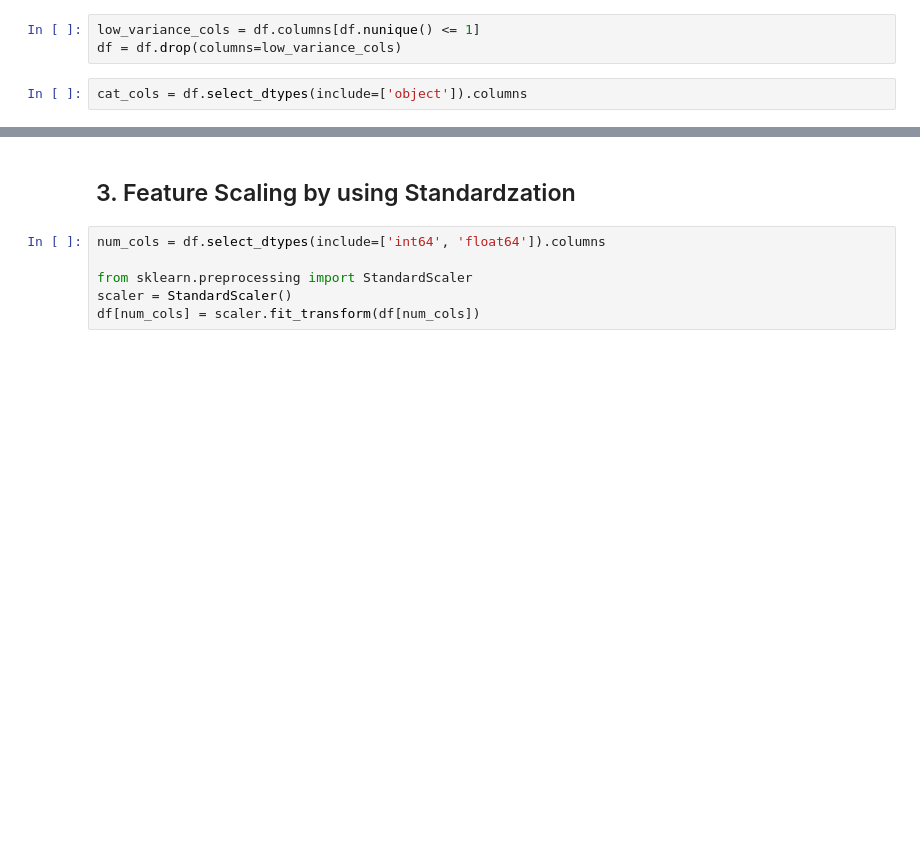
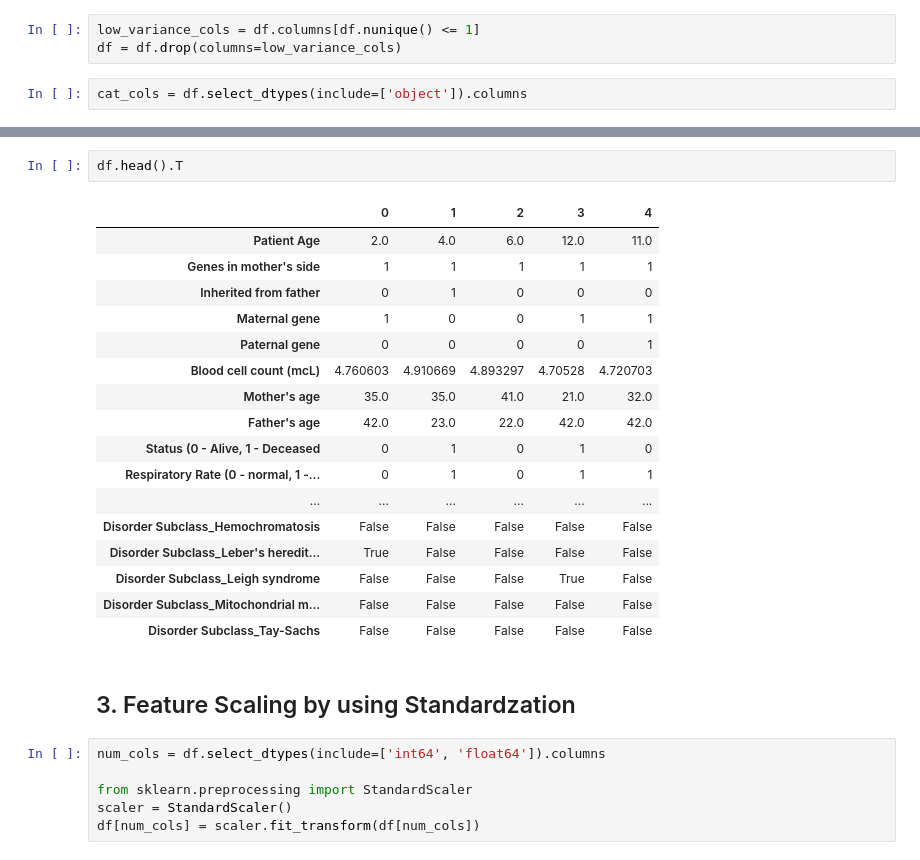
Before and after one commit to pomelocheah/Predict-the-Genetic-Disorders-Dataset-of-Genomes-, a Jupyter notebook: notebook/data_cleaning.ipynb, the cells around one changed output, grey strips where cells are left out. Cells and saved outputs as stored; diff of their text form; blank space fills up the shorter version.

```diff
--- a/notebook/data_cleaning.ipynb
+++ b/notebook/data_cleaning.ipynb
@@ -161,3 +235,23 @@ df
+# %%
+df.head().T
+# %% [output]
+|  | 0 | 1 | 2 | 3 | 4 |
+| Patient Age | 2.0 | 4.0 | 6.0 | 12.0 | 11.0 |
+| Genes in mother's side | 1 | 1 | 1 | 1 | 1 |
+| Inherited from father | 0 | 1 | 0 | 0 | 0 |
+| Maternal gene | 1 | 0 | 0 | 1 | 1 |
+| Paternal gene | 0 | 0 | 0 | 0 | 1 |
+| Blood cell count (mcL) | 4.760603 | 4.910669 | 4.893297 | 4.70528 | 4.720703 |
+| Mother's age | 35.0 | 35.0 | 41.0 | 21.0 | 32.0 |
+| Father's age | 42.0 | 23.0 | 22.0 | 42.0 | 42.0 |
+| Status (0 - Alive, 1 - Deceased | 0 | 1 | 0 | 1 | 0 |
+| Respiratory Rate (0 - normal, 1 -... | 0 | 1 | 0 | 1 | 1 |
+| ... | ... | ... | ... | ... | ... |
+| Disorder Subclass_Hemochromatosis | False | False | False | False | False |
+| Disorder Subclass_Leber's heredit... | True | False | False | False | False |
+| Disorder Subclass_Leigh syndrome | False | False | False | True | False |
+| Disorder Subclass_Mitochondrial m... | False | False | False | False | False |
+| Disorder Subclass_Tay-Sachs | False | False | False | False | False |
 # %% [markdown]
 ## 3. Feature Scaling by using Standardzation
 # %%
```
Also changed, not shown: parts of 17 cells of this notebook.
